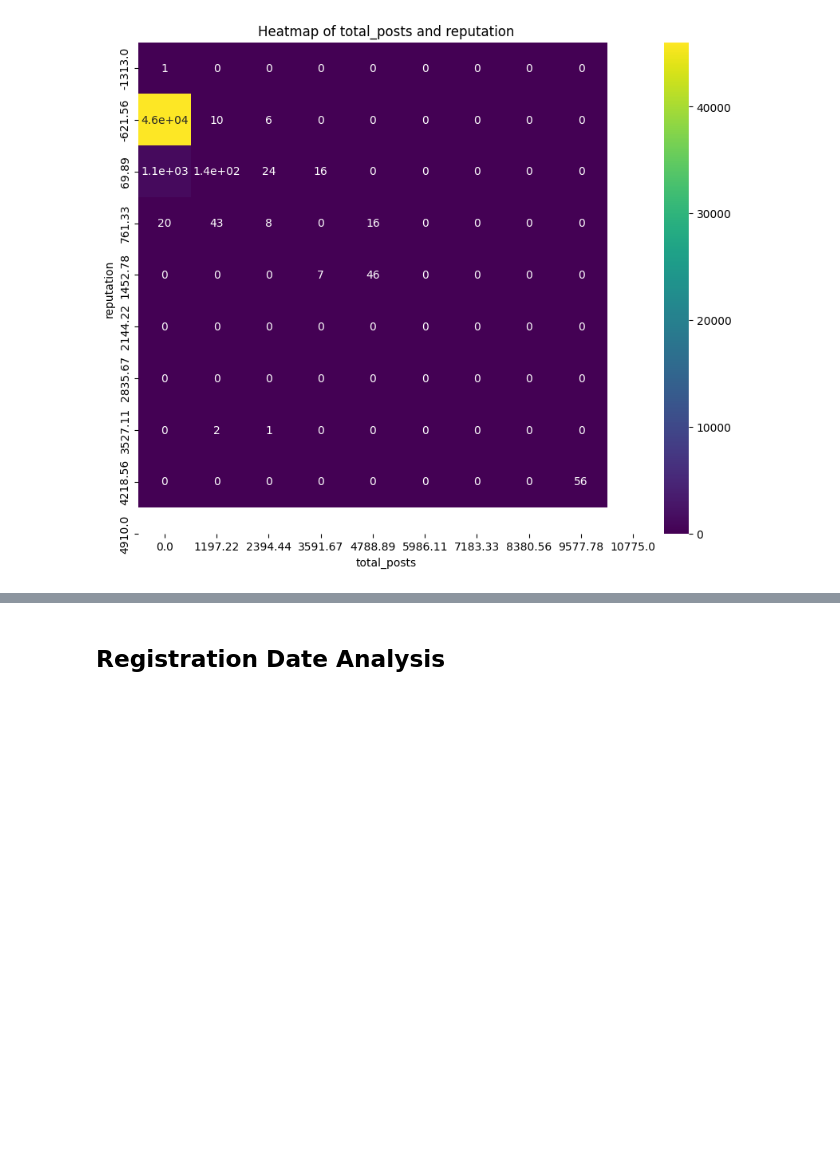
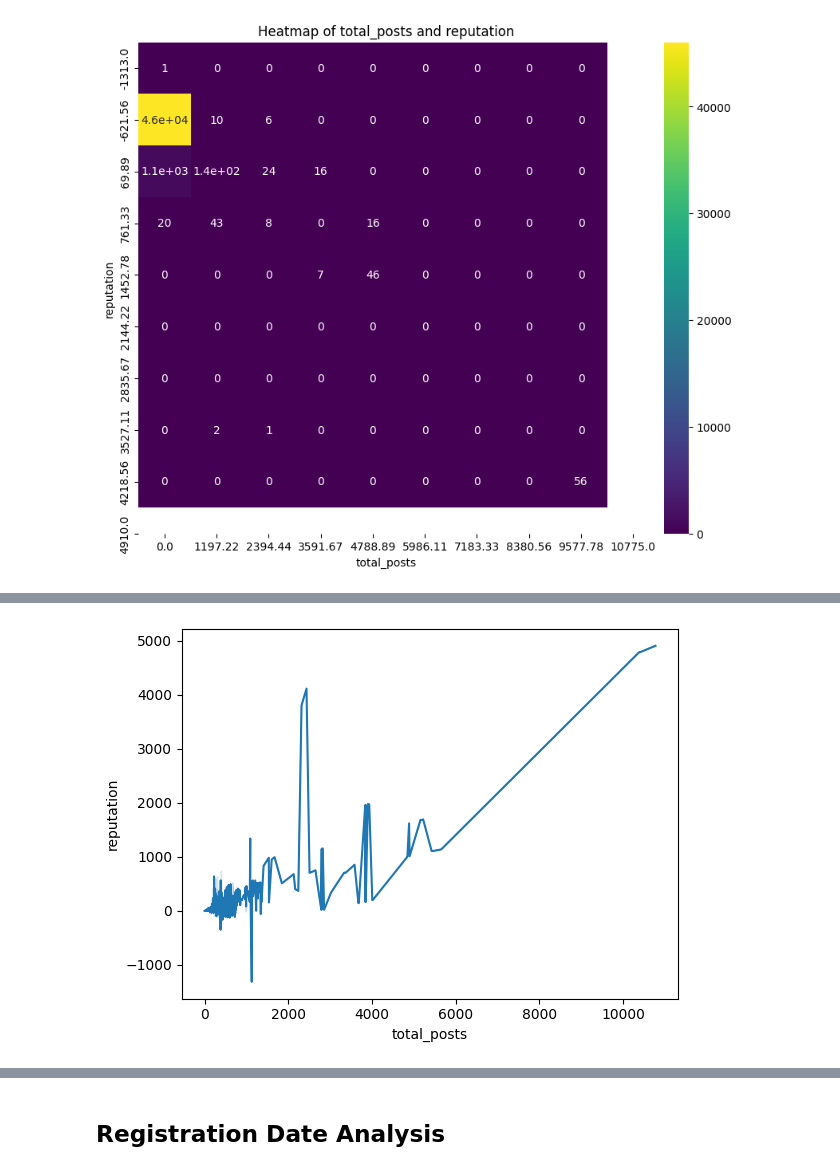
Before and after one commit to D0men1c0/ISSR_Darkweb, a Jupyter notebook: Analyze_files/an_members.ipynb, the cells around one changed output, grey strips where cells are left out. Saved outputs shown, nothing was run; the diff lists cells and outputs as text; code cells hidden in the pictures; blank space fills up the shorter version.

```diff
--- a/Analyze_files/an_members.ipynb
+++ b/Analyze_files/an_members.ipynb
@@ -325,0 +354,4 @@ plt.title('Heatmap of total_posts and reputation');
+# %%
+sns.lineplot(x='total_posts', y='reputation', data=df);
+# %% [output]
+[figure, added]
```
Also changed, not shown: parts of 24 cells of this notebook, 1 other file.
